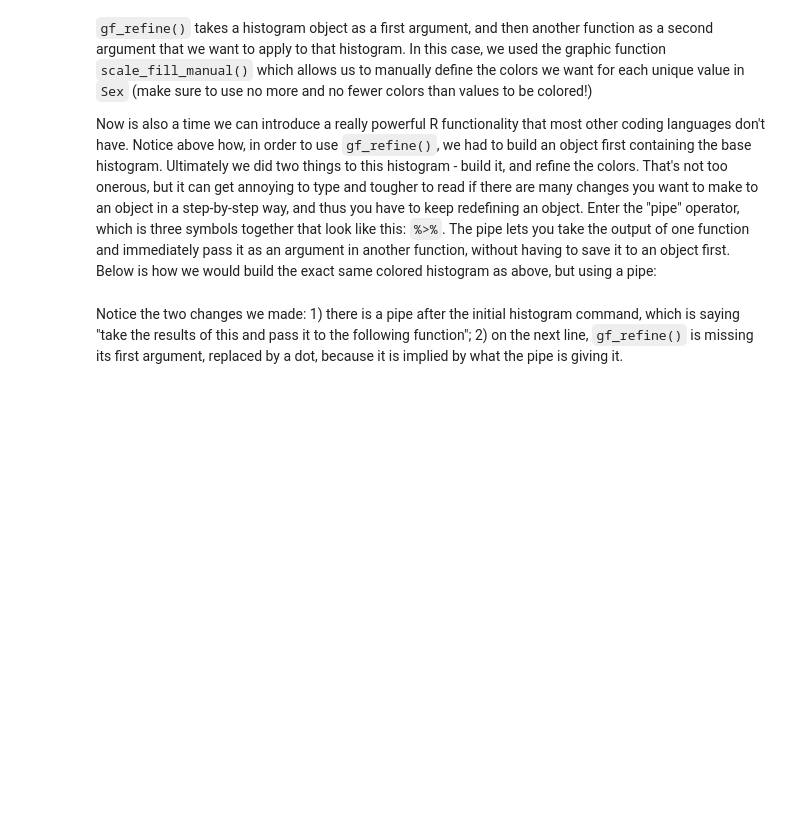
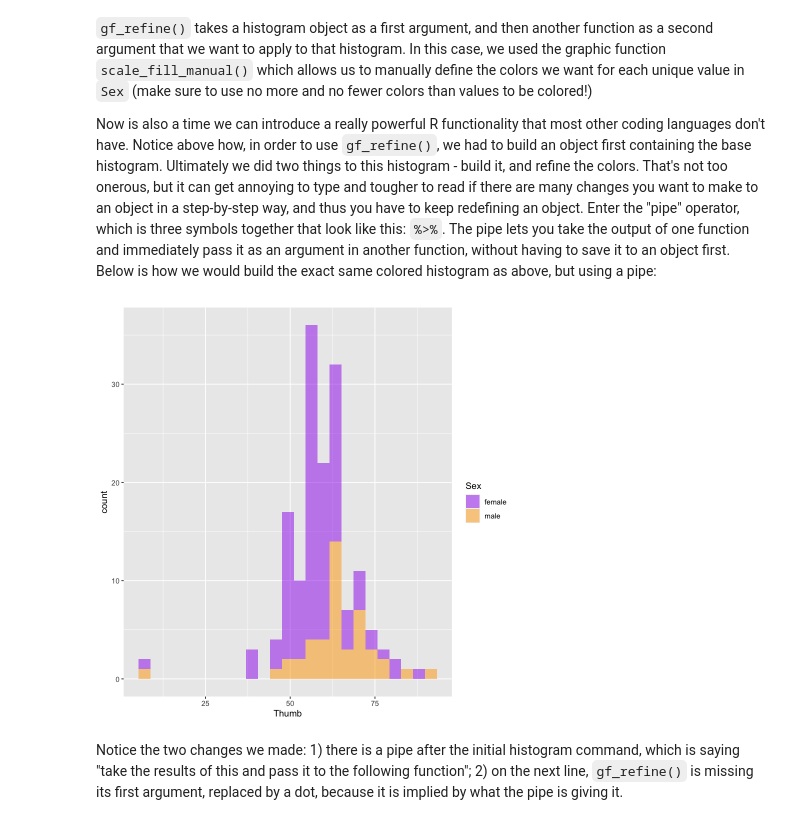
Before and after one commit to smburns47/Psyc158, a Jupyter notebook: chapter-6.ipynb, the cells around one changed output. Cells and saved outputs as stored; diff of their text form; code cells hidden in the pictures; blank space fills up the shorter version.

````diff
--- a/chapter-6.ipynb
+++ b/chapter-6.ipynb
@@ -69,8 +130,10 @@ gf_refine(thumb_by_sex, scale_fill_manual(values = c("purple", "orange")))
 
 Now is also a time we can introduce a really powerful R functionality that most other coding languages don't have. Notice above how, in order to use ```gf_refine()```, we had to build an object first containing the base histogram. Ultimately we did two things to this histogram - build it, and refine the colors. That's not too onerous, but it can get annoying to type and tougher to read if there are many changes you want to make to an object in a step-by-step way, and thus you have to keep redefining an object. Enter the "pipe" operator, which is three symbols together that look like this: ```%>%```. The pipe lets you take the output of one function and immediately pass it as an argument in another function, without having to save it to an object first. Below is how we would build the exact same colored histogram as above, but using a pipe:
 # %%
-gf_histogram(~ Thumb, data = fingers, fill = ~ Sex) %>%
+gf_histogram(~ Thumb, data = studentdata, fill = ~ Sex) %>%
     gf_refine(., scale_fill_manual(values = c("purple", "orange")))
+# %% [output]
+[figure, added]
 # %% [markdown]
 Notice the two changes we made: 1) there is a pipe after the initial histogram command, which is saying "take the results of this and pass it to the following function"; 2) on the next line, ```gf_refine()``` is missing its first argument, replaced by a dot, because it is implied by what the pipe is giving it.
 # %% [markdown]
````
Also changed, not shown: parts of 9 cells of this notebook, 2 other files.
